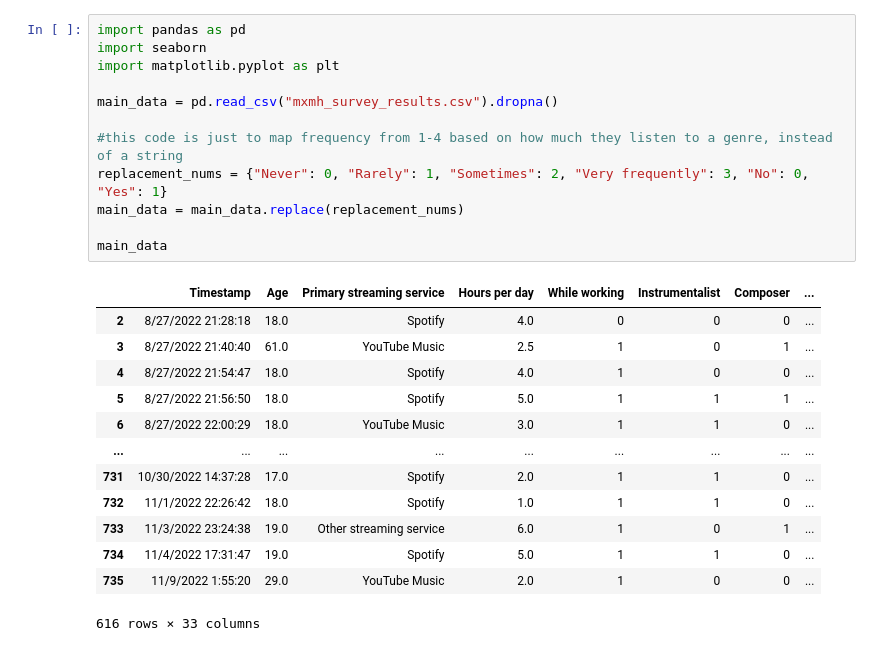
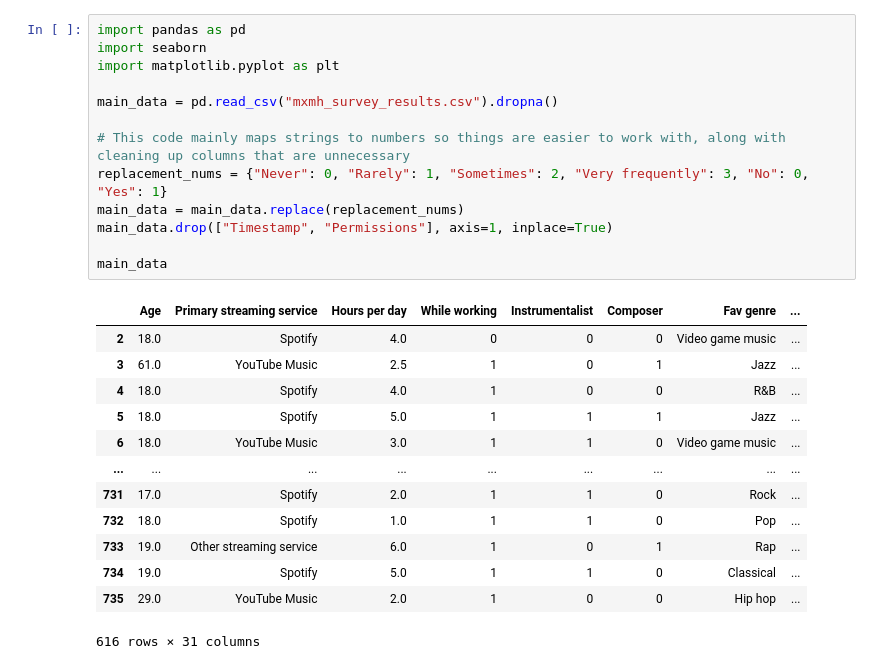
Before and after one commit to GamingCuber/final_project_hth, a Jupyter notebook: src/main.ipynb, the cells around one changed output. Saved outputs shown, nothing was run; the diff lists cells and outputs as text.

```diff
--- a/src/main.ipynb
+++ b/src/main.ipynb
@@ -1,27 +1,28 @@
 # %%
 import pandas as pd
 import seaborn
 import matplotlib.pyplot as plt
 
 main_data = pd.read_csv("mxmh_survey_results.csv").dropna()
 
-#this code is just to map frequency from 1-4 based on how much they listen to a genre, instead of a string
+# This code mainly maps strings to numbers so things are easier to work with, along with cleaning up columns that are unnecessary
 replacement_nums = {"Never": 0, "Rarely": 1, "Sometimes": 2, "Very frequently": 3, "No": 0, "Yes": 1}
 main_data = main_data.replace(replacement_nums)
+main_data.drop(["Timestamp", "Permissions"], axis=1, inplace=True)
 
 main_data
 # %% [output]
-|  | Timestamp | Age | Primary streaming service | Hours per day | While working | Instrumentalist | Composer | ... |
-| 2 | 8/27/2022 21:28:18 | 18.0 | Spotify | 4.0 | 0 | 0 | 0 | ... |
-| 3 | 8/27/2022 21:40:40 | 61.0 | YouTube Music | 2.5 | 1 | 0 | 1 | ... |
-| 4 | 8/27/2022 21:54:47 | 18.0 | Spotify | 4.0 | 1 | 0 | 0 | ... |
-| 5 | 8/27/2022 21:56:50 | 18.0 | Spotify | 5.0 | 1 | 1 | 1 | ... |
-| 6 | 8/27/2022 22:00:29 | 18.0 | YouTube Music | 3.0 | 1 | 1 | 0 | ... |
+|  | Age | Primary streaming service | Hours per day | While working | Instrumentalist | Composer | Fav genre | ... |
+| 2 | 18.0 | Spotify | 4.0 | 0 | 0 | 0 | Video game music | ... |
+| 3 | 61.0 | YouTube Music | 2.5 | 1 | 0 | 1 | Jazz | ... |
+| 4 | 18.0 | Spotify | 4.0 | 1 | 0 | 0 | R&B | ... |
+| 5 | 18.0 | Spotify | 5.0 | 1 | 1 | 1 | Jazz | ... |
+| 6 | 18.0 | YouTube Music | 3.0 | 1 | 1 | 0 | Video game music | ... |
 | ... | ... | ... | ... | ... | ... | ... | ... | ... |
-| 731 | 10/30/2022 14:37:28 | 17.0 | Spotify | 2.0 | 1 | 1 | 0 | ... |
-| 732 | 11/1/2022 22:26:42 | 18.0 | Spotify | 1.0 | 1 | 1 | 0 | ... |
-| 733 | 11/3/2022 23:24:38 | 19.0 | Other streaming service | 6.0 | 1 | 0 | 1 | ... |
-| 734 | 11/4/2022 17:31:47 | 19.0 | Spotify | 5.0 | 1 | 1 | 0 | ... |
-| 735 | 11/9/2022 1:55:20 | 29.0 | YouTube Music | 2.0 | 1 | 0 | 0 | ... |
+| 731 | 17.0 | Spotify | 2.0 | 1 | 1 | 0 | Rock | ... |
+| 732 | 18.0 | Spotify | 1.0 | 1 | 1 | 0 | Pop | ... |
+| 733 | 19.0 | Other streaming service | 6.0 | 1 | 0 | 1 | Rap | ... |
+| 734 | 19.0 | Spotify | 5.0 | 1 | 1 | 0 | Classical | ... |
+| 735 | 29.0 | YouTube Music | 2.0 | 1 | 0 | 0 | Hip hop | ... |
-616 rows × 33 columns
+616 rows × 31 columns
 # %%
```
Also changed, not shown: parts of 4 cells of this notebook, 1 other file.
